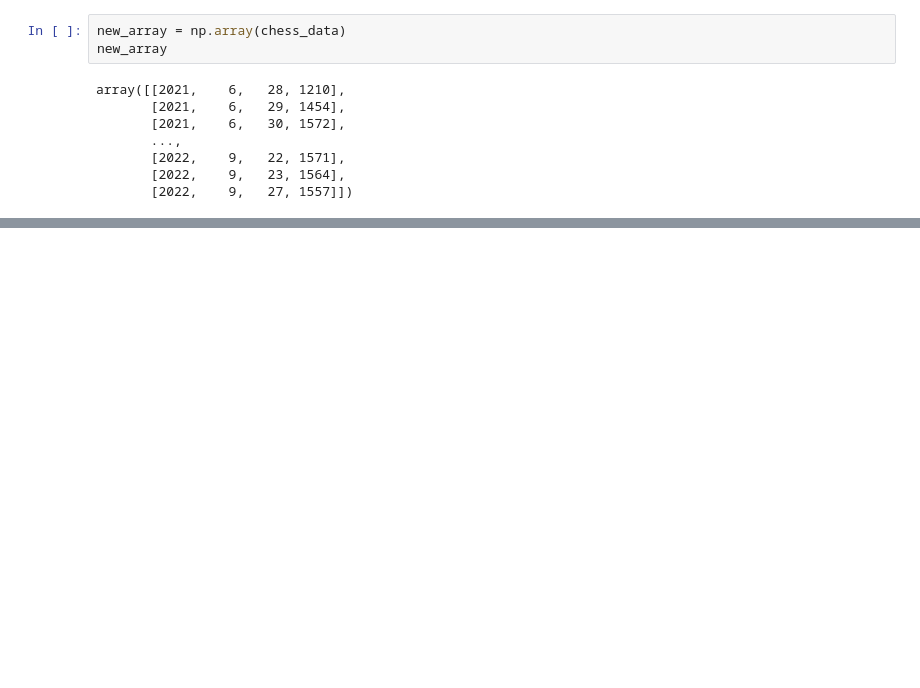
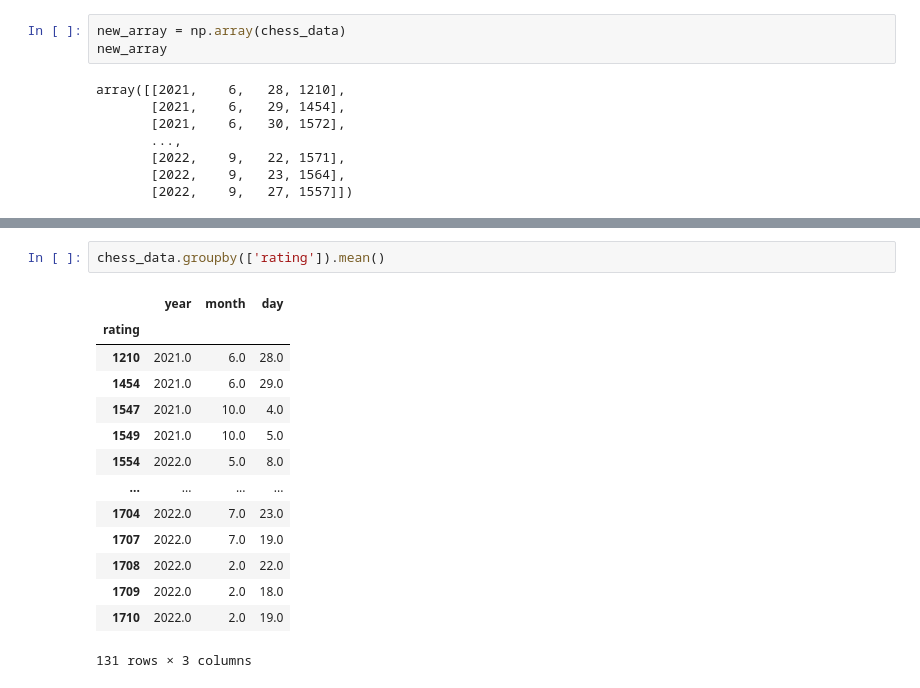
Before and after one commit to DanielBrechner/chess-data, a Jupyter notebook: lichess.ipynb, the cells around one changed output, grey strips where cells are left out. Cells and saved outputs as stored; diff of their text form; blank space fills up the shorter version.

```diff
--- a/lichess.ipynb
+++ b/lichess.ipynb
@@ -129,0 +160,17 @@ array([[2021,    6,   28, 1210],
+# %%
+chess_data.groupby(['rating']).mean()
+# %% [output]
+|  | year | month | day |
+| rating |  |  |  |
+| 1210 | 2021.0 | 6.0 | 28.0 |
+| 1454 | 2021.0 | 6.0 | 29.0 |
+| 1547 | 2021.0 | 10.0 | 4.0 |
+| 1549 | 2021.0 | 10.0 | 5.0 |
+| 1554 | 2022.0 | 5.0 | 8.0 |
+| ... | ... | ... | ... |
+| 1704 | 2022.0 | 7.0 | 23.0 |
+| 1707 | 2022.0 | 7.0 | 19.0 |
+| 1708 | 2022.0 | 2.0 | 22.0 |
+| 1709 | 2022.0 | 2.0 | 18.0 |
+| 1710 | 2022.0 | 2.0 | 19.0 |
+131 rows × 3 columns
```
Also changed, not shown: parts of 2 cells of this notebook.
